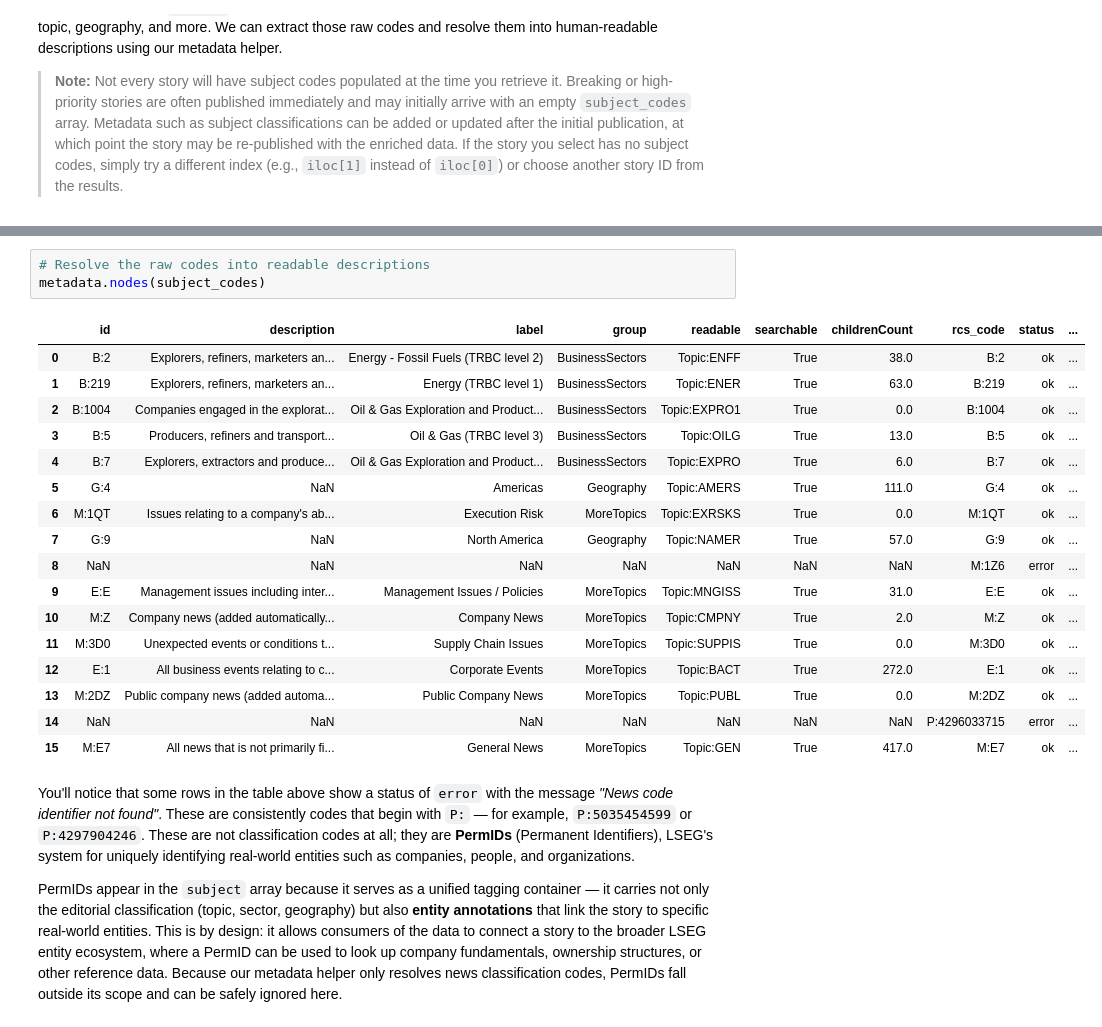
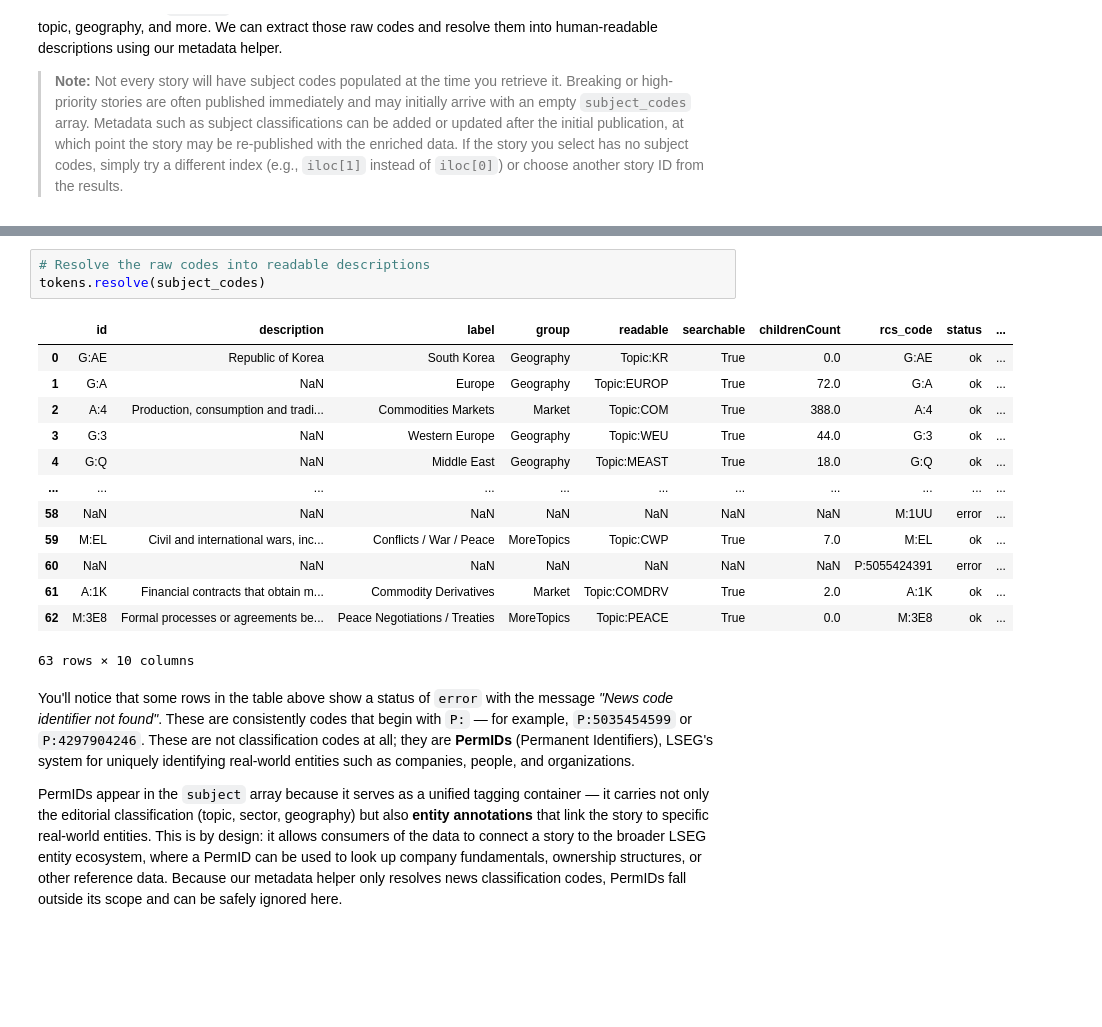
Before and after one commit to LSEG-API-Samples/Article.DataLibrary.Python.NewsSignals, a Jupyter notebook: energy_news_signals.ipynb, the cells around one changed output, grey strips where cells are left out. Saved outputs shown, nothing was run; the diff lists cells and outputs as text; blank space fills up the shorter version.

Commit message:
Replaced metadata project with tokens

```diff
--- a/energy_news_signals.ipynb
+++ b/energy_news_signals.ipynb
@@ -242,24 +260,20 @@ sample_story_id
 # %%
 # Resolve the raw codes into readable descriptions
-metadata.nodes(subject_codes)
+tokens.resolve(subject_codes)
 # %% [output]
 |  | id | description | label | group | readable | searchable | childrenCount | rcs_code | status | ... |
-| 0 | B:2 | Explorers, refiners, marketers an... | Energy - Fossil Fuels (TRBC level 2) | BusinessSectors | Topic:ENFF | True | 38.0 | B:2 | ok | ... |
-| 1 | B:219 | Explorers, refiners, marketers an... | Energy (TRBC level 1) | BusinessSectors | Topic:ENER | True | 63.0 | B:219 | ok | ... |
-| 2 | B:1004 | Companies engaged in the explorat... | Oil & Gas Exploration and Product... | BusinessSectors | Topic:EXPRO1 | True | 0.0 | B:1004 | ok | ... |
-| 3 | B:5 | Producers, refiners and transport... | Oil & Gas (TRBC level 3) | BusinessSectors | Topic:OILG | True | 13.0 | B:5 | ok | ... |
-| 4 | B:7 | Explorers, extractors and produce... | Oil & Gas Exploration and Product... | BusinessSectors | Topic:EXPRO | True | 6.0 | B:7 | ok | ... |
-| 5 | G:4 | NaN | Americas | Geography | Topic:AMERS | True | 111.0 | G:4 | ok | ... |
-| 6 | M:1QT | Issues relating to a company's ab... | Execution Risk | MoreTopics | Topic:EXRSKS | True | 0.0 | M:1QT | ok | ... |
-| 7 | G:9 | NaN | North America | Geography | Topic:NAMER | True | 57.0 | G:9 | ok | ... |
-| 8 | NaN | NaN | NaN | NaN | NaN | NaN | NaN | M:1Z6 | error | ... |
-| 9 | E:E | Management issues including inter... | Management Issues / Policies | MoreTopics | Topic:MNGISS | True | 31.0 | E:E | ok | ... |
-| 10 | M:Z | Company news (added automatically... | Company News | MoreTopics | Topic:CMPNY | True | 2.0 | M:Z | ok | ... |
-| 11 | M:3D0 | Unexpected events or conditions t... | Supply Chain Issues | MoreTopics | Topic:SUPPIS | True | 0.0 | M:3D0 | ok | ... |
-| 12 | E:1 | All business events relating to c... | Corporate Events | MoreTopics | Topic:BACT | True | 272.0 | E:1 | ok | ... |
-| 13 | M:2DZ | Public company news (added automa... | Public Company News | MoreTopics | Topic:PUBL | True | 0.0 | M:2DZ | ok | ... |
-| 14 | NaN | NaN | NaN | NaN | NaN | NaN | NaN | P:4296033715 | error | ... |
-| 15 | M:E7 | All news that is not primarily fi... | General News | MoreTopics | Topic:GEN | True | 417.0 | M:E7 | ok | ... |
+| 0 | G:AE | Republic of Korea | South Korea | Geography | Topic:KR | True | 0.0 | G:AE | ok | ... |
+| 1 | G:A | NaN | Europe | Geography | Topic:EUROP | True | 72.0 | G:A | ok | ... |
+| 2 | A:4 | Production, consumption and tradi... | Commodities Markets | Market | Topic:COM | True | 388.0 | A:4 | ok | ... |
+| 3 | G:3 | NaN | Western Europe | Geography | Topic:WEU | True | 44.0 | G:3 | ok | ... |
+| 4 | G:Q | NaN | Middle East | Geography | Topic:MEAST | True | 18.0 | G:Q | ok | ... |
+| ... | ... | ... | ... | ... | ... | ... | ... | ... | ... | ... |
+| 58 | NaN | NaN | NaN | NaN | NaN | NaN | NaN | M:1UU | error | ... |
+| 59 | M:EL | Civil and international wars, inc... | Conflicts / War / Peace | MoreTopics | Topic:CWP | True | 7.0 | M:EL | ok | ... |
+| 60 | NaN | NaN | NaN | NaN | NaN | NaN | NaN | P:5055424391 | error | ... |
+| 61 | A:1K | Financial contracts that obtain m... | Commodity Derivatives | Market | Topic:COMDRV | True | 2.0 | A:1K | ok | ... |
+| 62 | M:3E8 | Formal processes or agreements be... | Peace Negotiations / Treaties | MoreTopics | Topic:PEACE | True | 0.0 | M:3E8 | ok | ... |
+63 rows × 10 columns
 # %% [markdown]
 You'll notice that some rows in the table above show a status of `error` with the message *"News code identifier not found"*. These are consistently codes that begin with `P:` — for example, `P:5035454599` or `P:4297904246`. These are not classification codes at all; they are **PermIDs** (Permanent Identifiers), LSEG's system for uniquely identifying real-world entities such as companies, people, and organizations.
 
```
Also changed, not shown: parts of 23 cells of this notebook, 15 other files.
